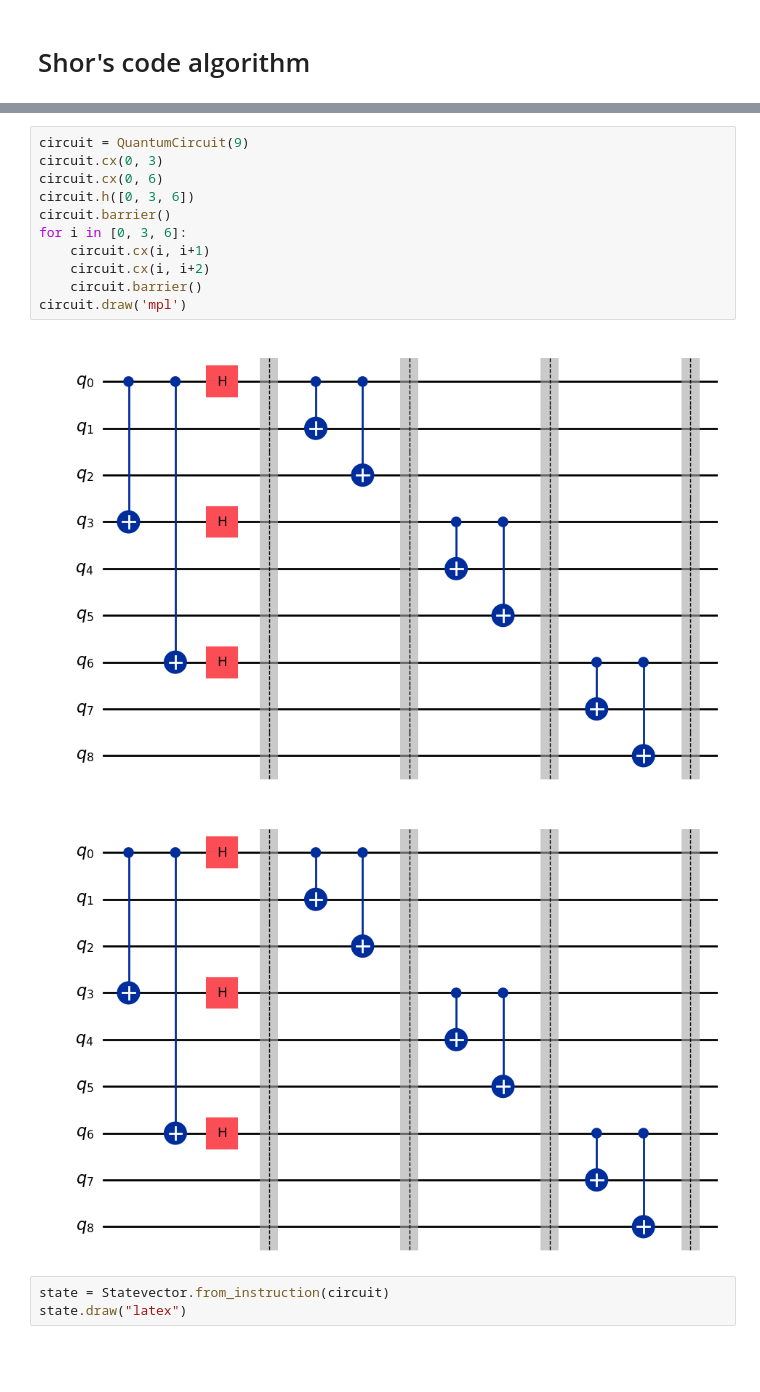
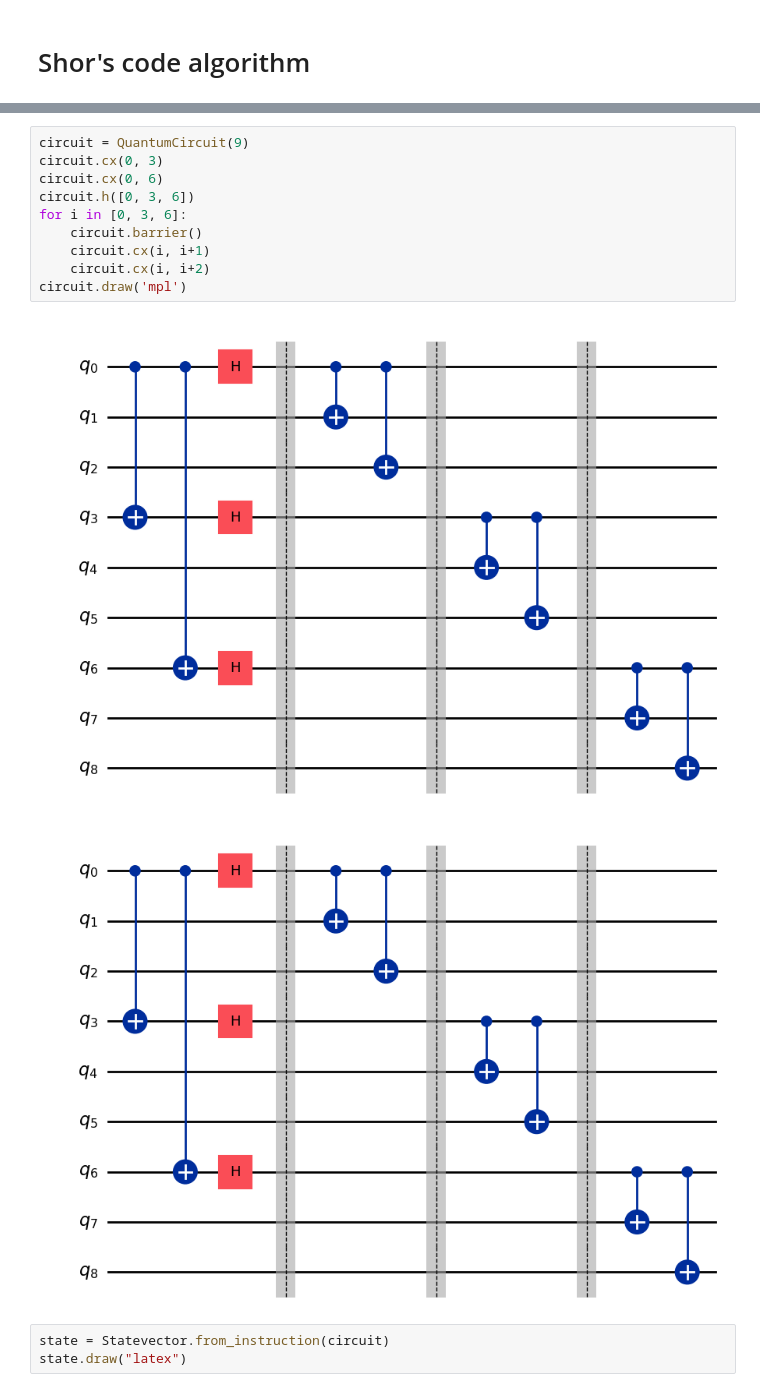
Before and after one commit to Vitolus/Quantum_Shor_code_Algorithm, a Jupyter notebook: shor_code.ipynb, the cells around one changed output, grey strips where cells are left out. Cells and saved outputs as stored; diff of their text form; blank space fills up the shorter version.

```diff
--- a/shor_code.ipynb
+++ b/shor_code.ipynb
@@ -14,17 +15,16 @@ The Shor's code algorithm encodes a single qubit into a 9-qubit entangled state.
 # %%
 circuit = QuantumCircuit(9)
 circuit.cx(0, 3)
 circuit.cx(0, 6)
 circuit.h([0, 3, 6])
-circuit.barrier()
 for i in [0, 3, 6]:
+    circuit.barrier()
     circuit.cx(i, i+1)
     circuit.cx(i, i+2)
-    circuit.barrier()
 circuit.draw('mpl')
 # %% [output]
-[figure, old version]
+[figure, new version]
-[figure, old version]
+[figure, new version]
 # %%
 state = Statevector.from_instruction(circuit)
 state.draw("latex")
```
Also changed, not shown: parts of 4 cells of this notebook.
